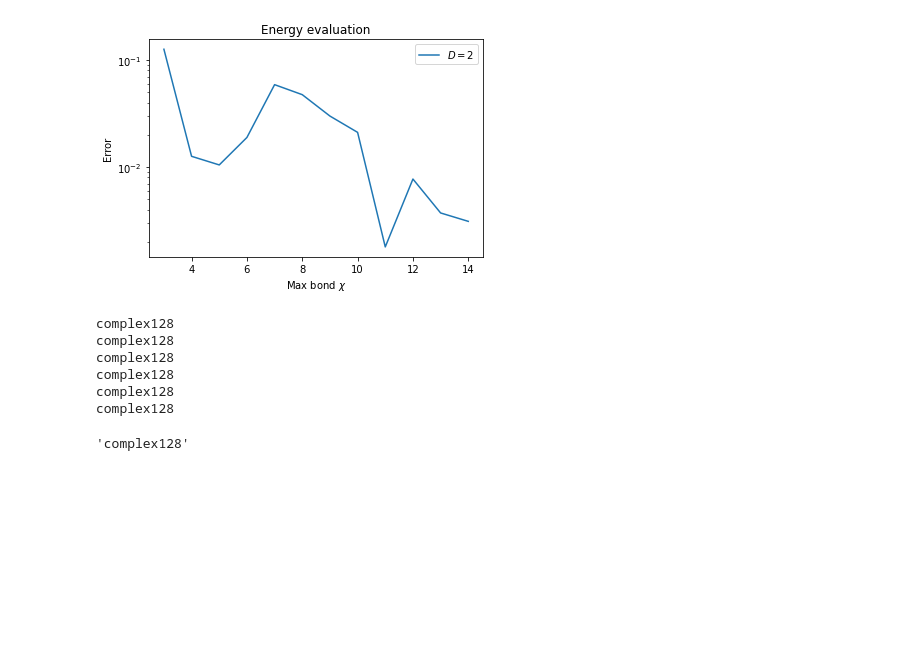
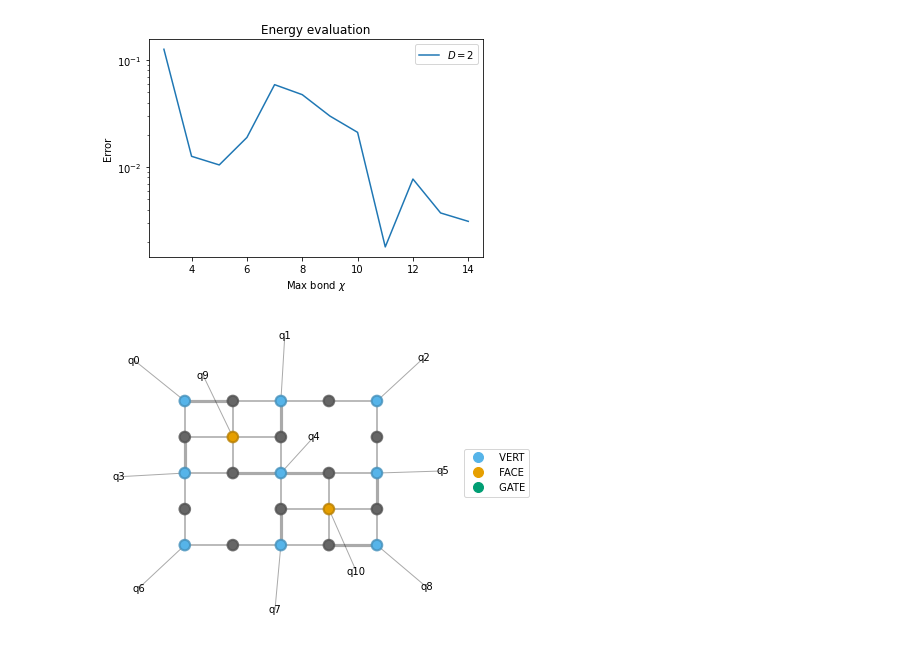
Before and after one commit to gabrielwoolls/fermion-encoding, a Jupyter notebook: contract_testing.ipynb, the cells around one changed output. Saved outputs shown, nothing was run; the diff lists cells and outputs as text; code cells hidden in the pictures; blank space fills up the shorter version.

```diff
--- a/contract_testing.ipynb
+++ b/contract_testing.ipynb
@@ -159,18 +159,10 @@ optmzr = TNOptimizer(
         loss_kwargs={'opts': compute_expec_opts},
         autodiff_backend='tensorflow',
     )
-# %%
-for arr in horizontal_terms.values():
-    print(arr.dtype)
-psi0.dtype
-# %% [output]
-complex128
-complex128
-complex128
-complex128
-complex128
-complex128
-'complex128'
+# %%
+psi0.graph()
+# %% [output]
+[figure, added]
 # %%
 tn_opt = optmzr.optimize(1)
 # %% [output]
```
Also changed, not shown: parts of 3 cells of this notebook, 3 other files.
